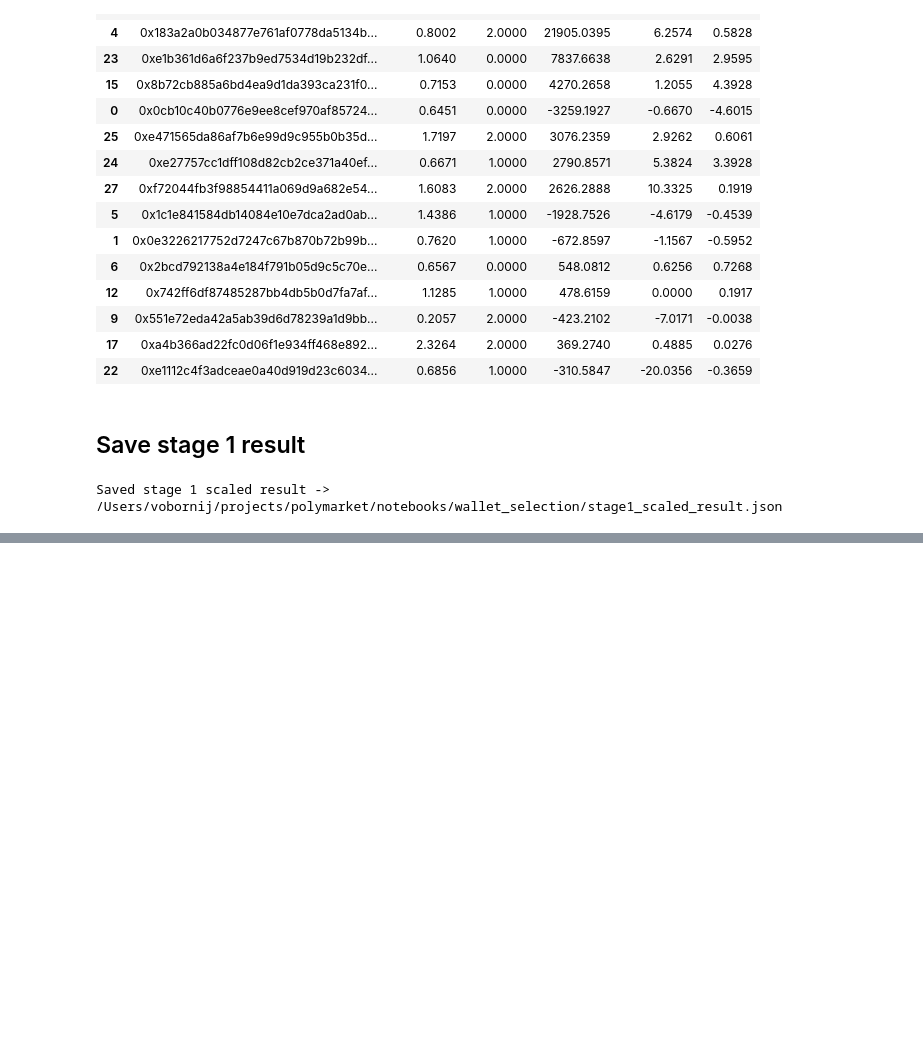
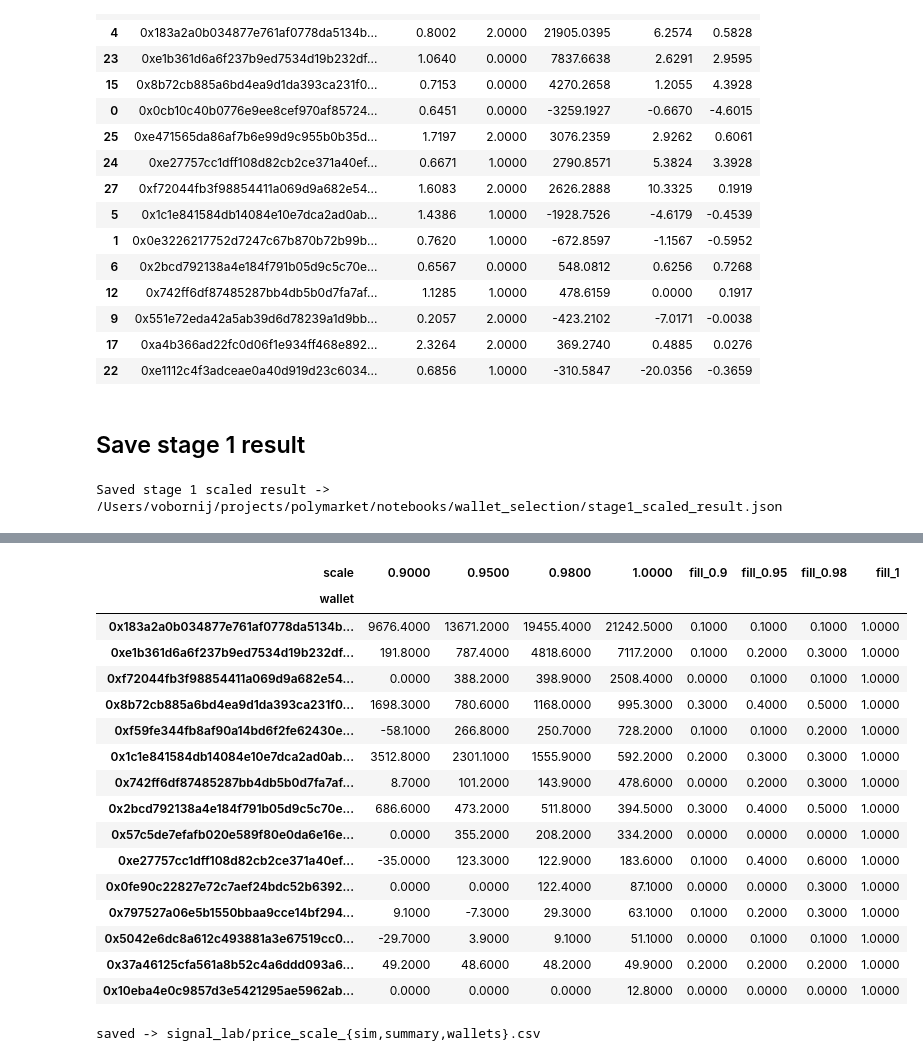
Before and after one commit to vobornij/polymarket, a Jupyter notebook: notebooks/wallet_selection/stage1_scaled.ipynb, the cells around one changed output, grey strips where cells are left out. Saved outputs shown, nothing was run; the diff lists cells and outputs as text; code cells hidden in the pictures; blank space fills up the shorter version.

```diff
--- a/notebooks/wallet_selection/stage1_scaled.ipynb
+++ b/notebooks/wallet_selection/stage1_scaled.ipynb
@@ -432,0 +477,15 @@ Saved stage 1 scaled result -> /Users/vobornij/projects/polymarket/notebooks/wal
+# %%
+SCALES = (1.0, 0.98, 0.95, 0.90)
+sim = price_scale_fill_sim(signals, tape, scales=SCALES, window_minutes=5.0)
+base_pnl = float(signals["copyable_pnl"].sum())
+
+summary = (
+    sim.groupby("scale")
+    .agg(signals=("filled", "size"), fills=("filled", "sum"),
+         fill_rate=("filled", "mean"), pnl=("pnl", "sum"))
+    .reset_index()
+)
+summary["pnl_pct_of_market"] = summary["pnl"] / base_pnl * 100 if base_pnl else np.nan
+summary["delta_vs_market"] = summary["pnl"] - base_pnl
+print(f"market-copy pnl (baseline = sum copyable_pnl): {base_pnl:,.2f}")
+summary.round(2)
@@ -432,0 +499,31 @@ Saved stage 1 scaled result -> /Users/vobornij/projects/polymarket/notebooks/wal
+# %%
+pw_pnl = sim.pivot_table(index="wallet", columns="scale", values="pnl", aggfunc="sum")
+pw_fill = sim.pivot_table(index="wallet", columns="scale", values="filled", aggfunc="mean")
+pw = pw_pnl.join(pw_fill.rename(columns={c: f"fill_{c:g}" for c in pw_fill.columns}))
+pw = pw.reindex(pw[1.0].sort_values(ascending=False).index)
+pw.round(1).head(15)
+# %% [output]
+| scale | 0.9000 | 0.9500 | 0.9800 | 1.0000 | fill_0.9 | fill_0.95 | fill_0.98 | fill_1 |
+| wallet |  |  |  |  |  |  |  |  |
+| 0x183a2a0b034877e761af0778da5134b... | 9676.4000 | 13671.2000 | 19455.4000 | 21242.5000 | 0.1000 | 0.1000 | 0.1000 | 1.0000 |
+| 0xe1b361d6a6f237b9ed7534d19b232df... | 191.8000 | 787.4000 | 4818.6000 | 7117.2000 | 0.1000 | 0.2000 | 0.3000 | 1.0000 |
+| 0xf72044fb3f98854411a069d9a682e54... | 0.0000 | 388.2000 | 398.9000 | 2508.4000 | 0.0000 | 0.1000 | 0.1000 | 1.0000 |
+| 0x8b72cb885a6bd4ea9d1da393ca231f0... | 1698.3000 | 780.6000 | 1168.0000 | 995.3000 | 0.3000 | 0.4000 | 0.5000 | 1.0000 |
+| 0xf59fe344fb8af90a14bd6f2fe62430e... | -58.1000 | 266.8000 | 250.7000 | 728.2000 | 0.1000 | 0.1000 | 0.2000 | 1.0000 |
+| 0x1c1e841584db14084e10e7dca2ad0ab... | 3512.8000 | 2301.1000 | 1555.9000 | 592.2000 | 0.2000 | 0.3000 | 0.3000 | 1.0000 |
+| 0x742ff6df87485287bb4db5b0d7fa7af... | 8.7000 | 101.2000 | 143.9000 | 478.6000 | 0.0000 | 0.2000 | 0.3000 | 1.0000 |
+| 0x2bcd792138a4e184f791b05d9c5c70e... | 686.6000 | 473.2000 | 511.8000 | 394.5000 | 0.3000 | 0.4000 | 0.5000 | 1.0000 |
+| 0x57c5de7efafb020e589f80e0da6e16e... | 0.0000 | 355.2000 | 208.2000 | 334.2000 | 0.0000 | 0.0000 | 0.0000 | 1.0000 |
+| 0xe27757cc1dff108d82cb2ce371a40ef... | -35.0000 | 123.3000 | 122.9000 | 183.6000 | 0.1000 | 0.4000 | 0.6000 | 1.0000 |
+| 0x0fe90c22827e72c7aef24bdc52b6392... | 0.0000 | 0.0000 | 122.4000 | 87.1000 | 0.0000 | 0.0000 | 0.3000 | 1.0000 |
+| 0x797527a06e5b1550bbaa9cce14bf294... | 9.1000 | -7.3000 | 29.3000 | 63.1000 | 0.1000 | 0.2000 | 0.3000 | 1.0000 |
+| 0x5042e6dc8a612c493881a3e67519cc0... | -29.7000 | 3.9000 | 9.1000 | 51.1000 | 0.0000 | 0.1000 | 0.1000 | 1.0000 |
+| 0x37a46125cfa561a8b52c4a6ddd093a6... | 49.2000 | 48.6000 | 48.2000 | 49.9000 | 0.2000 | 0.2000 | 0.2000 | 1.0000 |
+| 0x10eba4e0c9857d3e5421295ae5962ab... | 0.0000 | 0.0000 | 0.0000 | 12.8000 | 0.0000 | 0.0000 | 0.0000 | 1.0000 |
+# %%
+sim.to_csv(OUT_DIR / "price_scale_sim.csv", index=False)
+summary.round(4).to_csv(OUT_DIR / "price_scale_summary.csv", index=False)
+pw.round(2).reset_index().to_csv(OUT_DIR / "price_scale_wallets.csv", index=False)
+print("saved -> signal_lab/price_scale_{sim,summary,wallets}.csv")
+# %% [output]
+saved -> signal_lab/price_scale_{sim,summary,wallets}.csv
```
Also changed, not shown: parts of 3 cells of this notebook, 6 other files.
